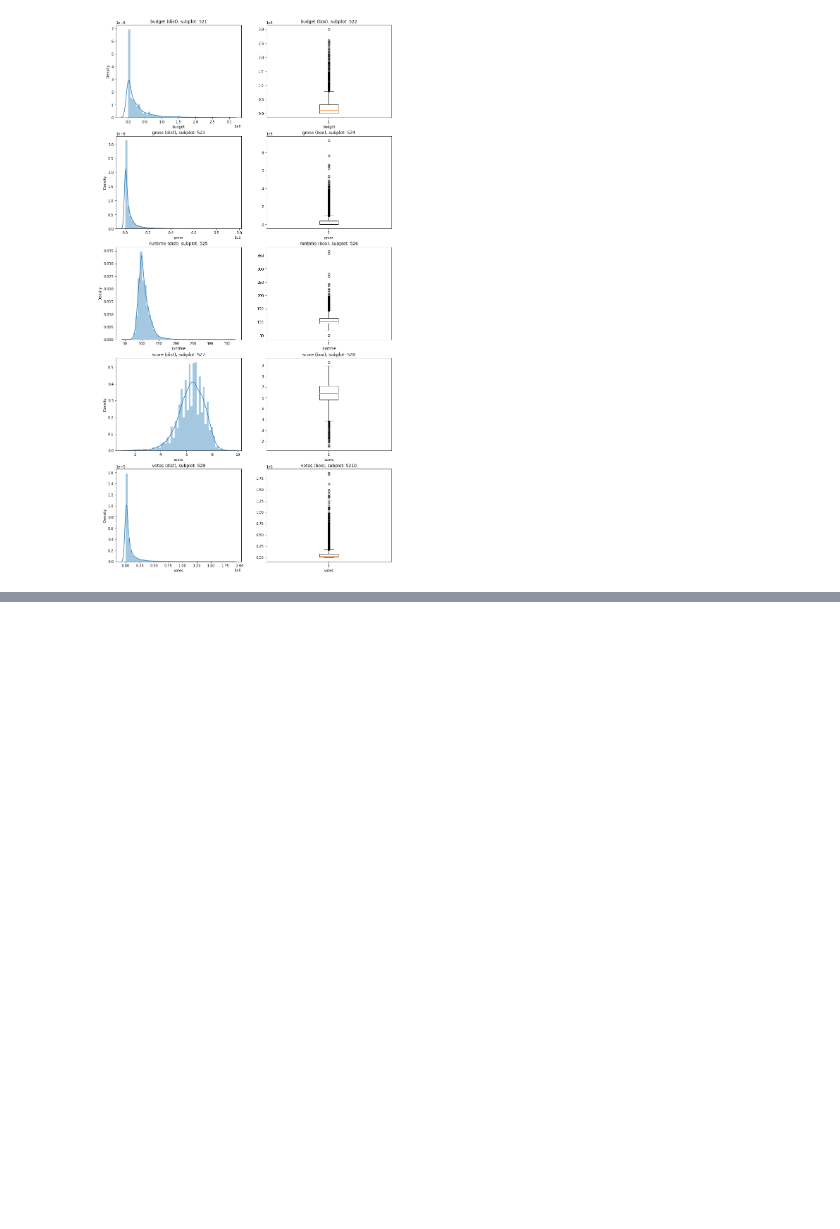
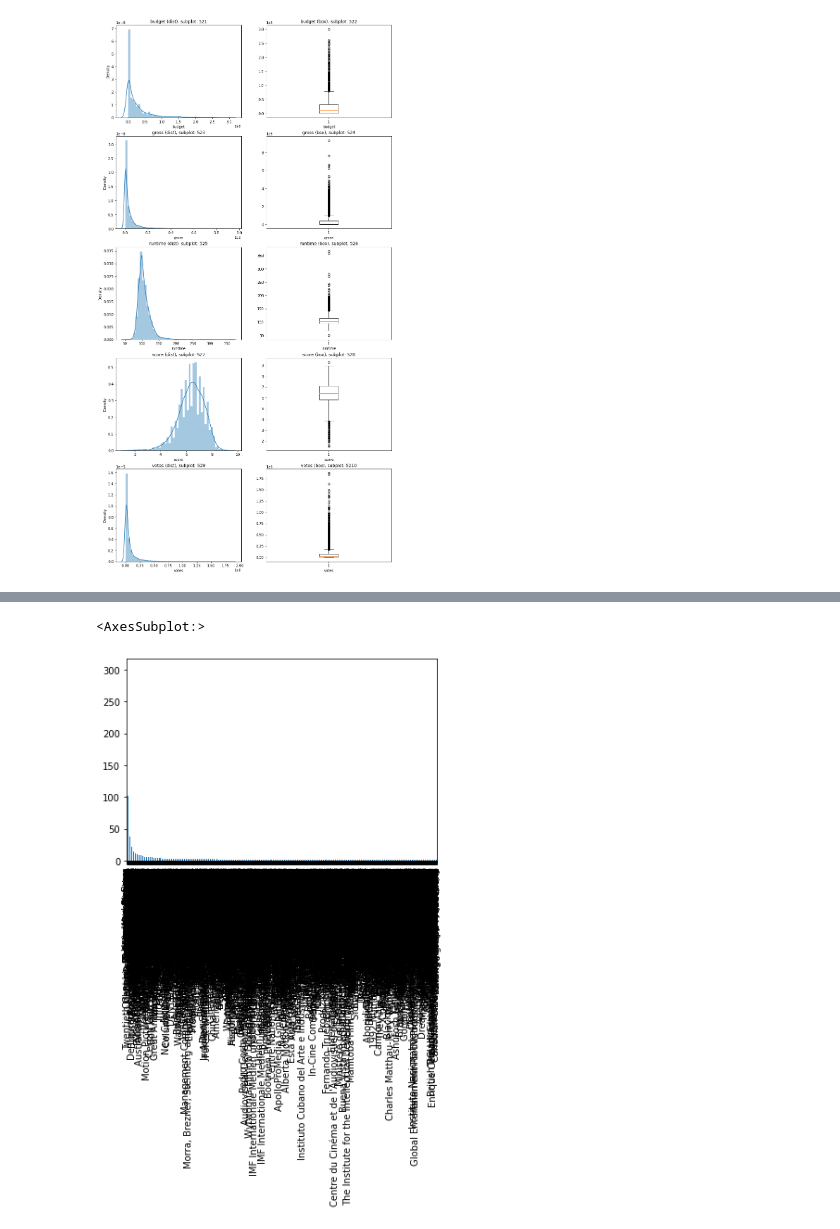
Before and after one commit to sanchiesa/Movie_Industry_Kaggle, a Jupyter notebook: notebooks/Movie_Revenue_Analysis.ipynb, the cells around one changed output, grey strips where cells are left out. Drawn from its saved outputs; the diff is of its cells as text; code cells hidden in the pictures; blank space fills up the shorter version.

Commit message:
Made progress with data preparation.

```diff
--- a/notebooks/Movie_Revenue_Analysis.ipynb
+++ b/notebooks/Movie_Revenue_Analysis.ipynb
@@ -113,0 +114,12 @@ for i in data_NUM:
+# %%
+# Scaling numeric independent variables
+
+# Defining numeric independent variables
+data_NUM_X = ['budget', 'runtime', 'score', 'votes']
+
+scaler = MinMaxScaler() # Instanciate MinMaxScaler
+
+
+for i in data_NUM_X:
+    scaler.fit(data[[i]]) # Fit scaler to data
+    data[i] = scaler.transform(data[[i]]) # Use scaler to transform data
@@ -113,0 +158,9 @@ for i in data_NUM:
+# %%
+# Most frequent Companies
+
+# https://www.kaggle.com/learn-forum/114857
+
+data['company'].value_counts().plot(kind='bar') #Fix this graph
+# %% [output]
+<AxesSubplot:>
+[figure, added]
```
Also changed, not shown: parts of 7 cells of this notebook.
